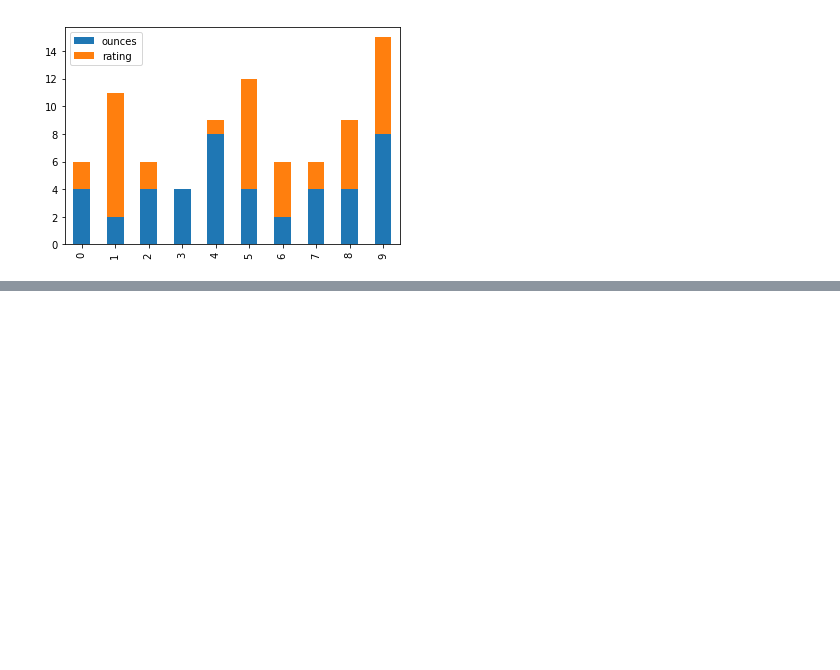
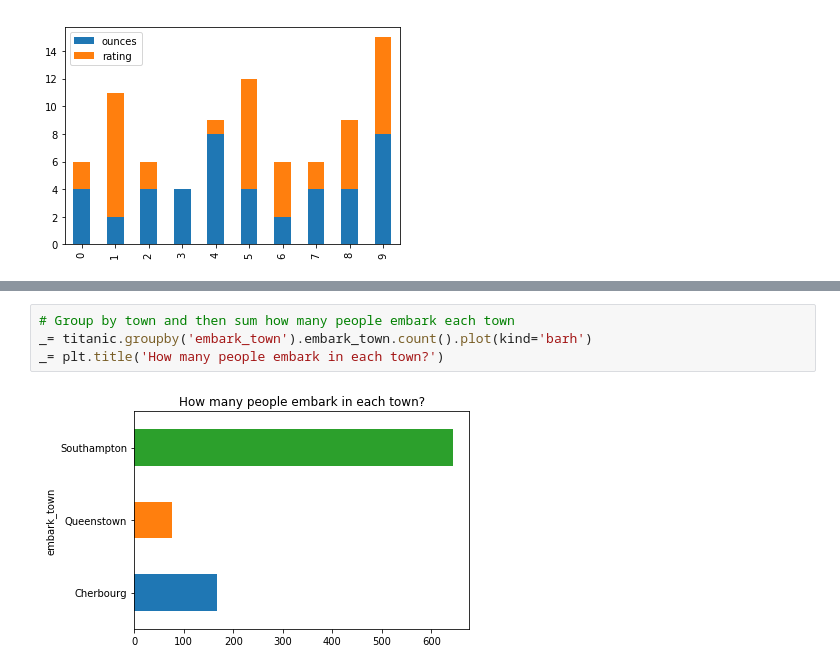
Before and after one commit to danielczz/Statistics-powered-by-Python, a Jupyter notebook: Statistics powered by Python.ipynb, the cells around one changed output, grey strips where cells are left out. Drawn from its saved outputs; the diff is of its cells as text; blank space fills up the shorter version.

```diff
--- a/Statistics powered by Python.ipynb
+++ b/Statistics powered by Python.ipynb
@@ -563,0 +586,6 @@ link: https://seaborn.pydata.org/
+# %%
+# Group by town and then sum how many people embark each town
+_= titanic.groupby('embark_town').embark_town.count().plot(kind='barh')
+_= plt.title('How many people embark in each town?')
+# %% [output]
+[figure, added]
```
Also changed, not shown: parts of 10 cells of this notebook, 1 other file.
